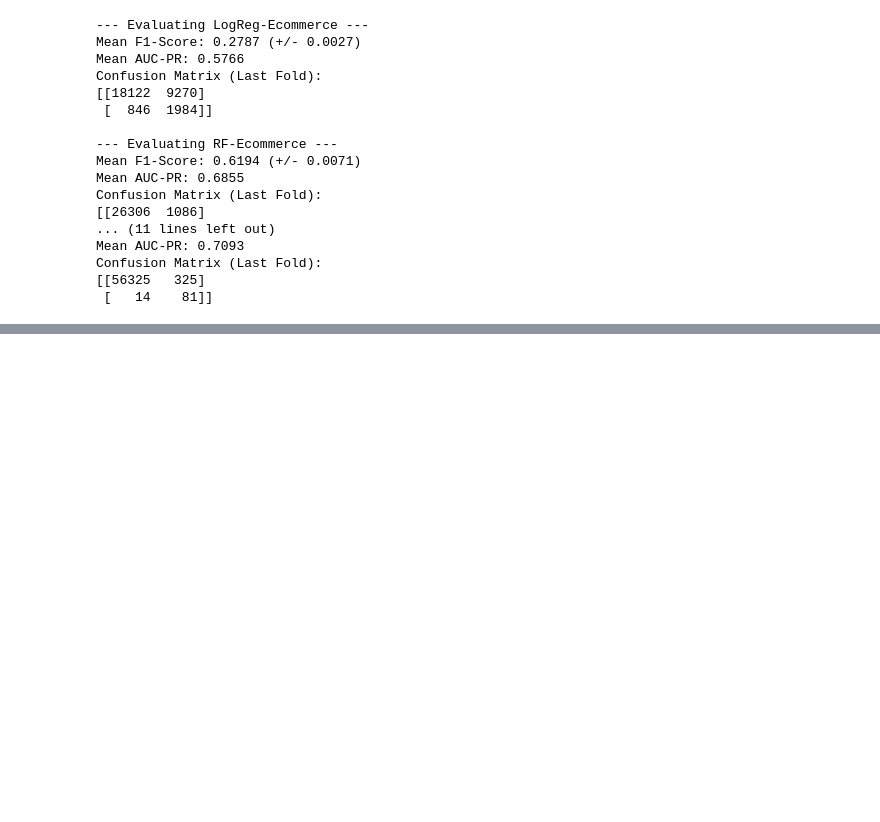
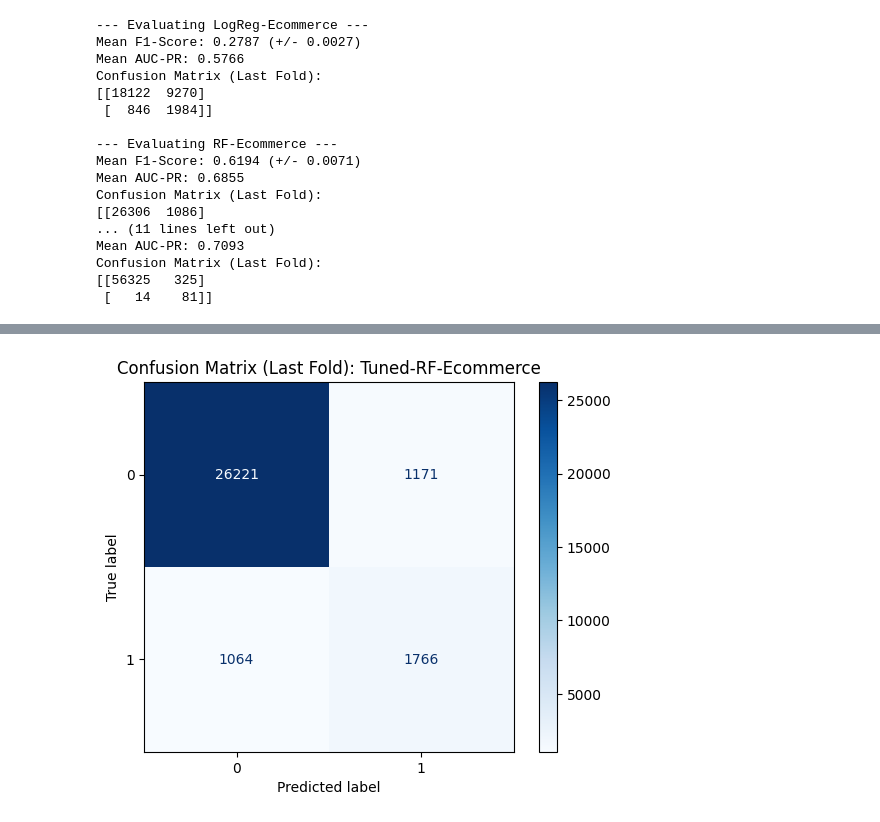
Before and after one commit to Solih06/fraud-detection, a Jupyter notebook: notebooks/modeling.ipynb, the cells around one changed output, grey strips where cells are left out. Cells and saved outputs as stored; diff of their text form; code cells hidden in the pictures; blank space fills up the shorter version.

Commit message:
Final submission: Add tuned models, visuals, and README (excluding large data files)

```diff
--- a/notebooks/modeling.ipynb
+++ b/notebooks/modeling.ipynb
@@ -93,0 +127,19 @@ Confusion Matrix (Last Fold):
+# %%
+# 1. Split and Resample
+X_train_cc, X_test_cc, y_train_cc, y_test_cc = train_test_split(
+    X_creditcard, y_creditcard, test_size=0.2, stratify=y_creditcard, random_state=42
+)
+# Using a sample for tuning if the dataset is too massive to prevent hanging
+X_train_res_cc, y_train_res_cc = smote.fit_resample(X_train_cc, y_train_cc)
+
+# 2. Tuning
+rf_cc = RandomForestClassifier(random_state=42)
+grid_search_cc = GridSearchCV(estimator=rf_cc, param_grid=param_grid, cv=3, scoring='f1', n_jobs=-1)
+
+print("Tuning Credit Card model...")
+grid_search_cc.fit(X_train_res_cc, y_train_res_cc)
+best_rf_creditcard = grid_search_cc.best_estimator_
+
+# 3. Persist
+joblib.dump(best_rf_creditcard, '../models/rf_creditcard_best.pkl')
+print(f"Credit Card Best Params: {grid_search_cc.best_params_}")
@@ -93,0 +149,79 @@ Confusion Matrix (Last Fold):
+# %%
+from matplotlib import cm
+import pandas as pd
+import numpy as np
+import matplotlib.pyplot as plt
+from sklearn.model_selection import StratifiedKFold
+from sklearn.linear_model import LogisticRegression
+from sklearn.ensemble import RandomForestClassifier
+from sklearn.metrics import ConfusionMatrixDisplay, f1_score, average_precision_score, confusion_matrix
+from sklearn.preprocessing import LabelEncoder
+from imblearn.over_sampling import SMOTE
+
+
+# 1. Load Data
+df_ecommerce = pd.read_csv('../data/processed/cleaned_fraud_data.csv')
+df_creditcard = pd.read_csv('../data/processed/cleaned_creditcard.csv')
+
+# 2. Advanced Data Preparation - Ensure everything is numeric
+# We identify any column that is not a number and encode it automatically
+def preprocess_df(df):
+    df_clean = df.copy()
+    for col in df_clean.columns:
+        if df_clean[col].dtype == 'object':
+            le = LabelEncoder()
+            df_clean[col] = le.fit_transform(df_clean[col].astype(str))
+    return df_clean
+
+df_ecommerce = preprocess_df(df_ecommerce)
+
+# Define features (X) and target (y)
+# Drop identifiers that are not features
+cols_to_drop = ['class', 'user_id', 'signup_time', 'purchase_time', 'device_id', 'ip_address']
+X_ecommerce = df_ecommerce.drop(columns=[c for c in cols_to_drop if c in df_ecommerce.columns])
+y_ecommerce = df_ecommerce['class']
+
+X_creditcard = df_creditcard.drop(columns=['Class'])
+y_creditcard = df_creditcard['Class']
+
+def run_pipeline(X, y, model, model_name):
+    skf = StratifiedKFold(n_splits=5, shuffle=True, random_state=42)
+    f1_list, auc_list = [], []
+
+    print(f"\n--- Evaluating {model_name} ---")
+
+    for fold, (train_idx, test_idx) in enumerate(skf.split(X, y)):
+        X_train, X_test = X.iloc[train_idx], X.iloc[test_idx]
+        y_train, y_test = y.iloc[train_idx], y.iloc[test_idx]
+
+        # Apply SMOTE
+        smote = SMOTE(random_state=42)
+        X_train_res, y_train_res = smote.fit_resample(X_train, y_train)
+
+        model.fit(X_train_res, y_train_res)
+        preds = model.predict(X_test)
+        probs = model.predict_proba(X_test)[:, 1]
+
+        f1_list.append(f1_score(y_test, preds))
+        auc_list.append(average_precision_score(y_test, probs))
+
+        # Capture the confusion matrix of the last fold
+        if fold == 4:
+            conf_matrix = confusion_matrix(y_test, preds) # Changed variable name
+
+    # Metrics
+    print(f"Mean F1-Score: {np.mean(f1_list):.4f} (+/- {np.std(f1_list):.4f})")
+    print(f"Mean AUC-PR: {np.mean(auc_list):.4f}")
+
+    # Visualize Explicit Confusion Matrix
+
+    disp = ConfusionMatrixDisplay(confusion_matrix=conf_matrix)
+    disp.plot(cmap=plt.cm.Blues) # Now plt.cm correctly refers to the matplotlib module
+    plt.title(f"Confusion Matrix (Last Fold): {model_name}")
+    plt.savefig(f'../visuals/cm_{model_name}.png', bbox_inches='tight')
+    plt.show()
+
+    # Use the tuned models saved earlier
+run_pipeline(X_ecommerce, y_ecommerce, best_rf_ecommerce, "Tuned-RF-Ecommerce")
+run_pipeline(X_creditcard, y_creditcard, best_rf_creditcard, "Tuned-RF-CreditCard")
+# %% [output]
@@ -93,0 +231 @@ Confusion Matrix (Last Fold):
+[figure, added]
```
Also changed, not shown: parts of 5 cells of this notebook, 6 other files.
